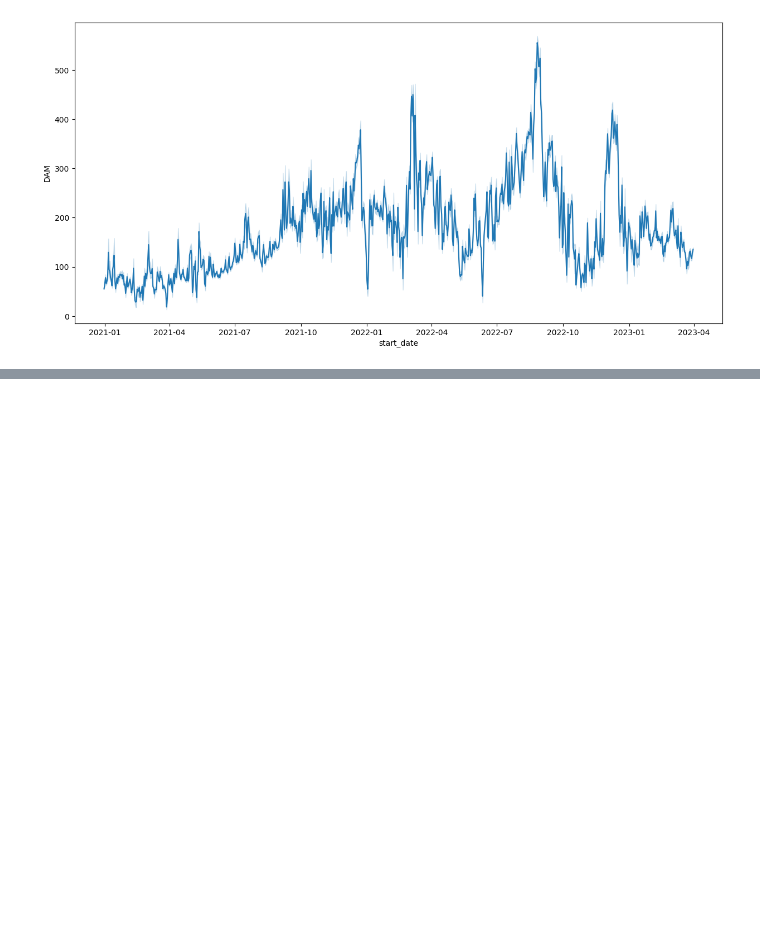
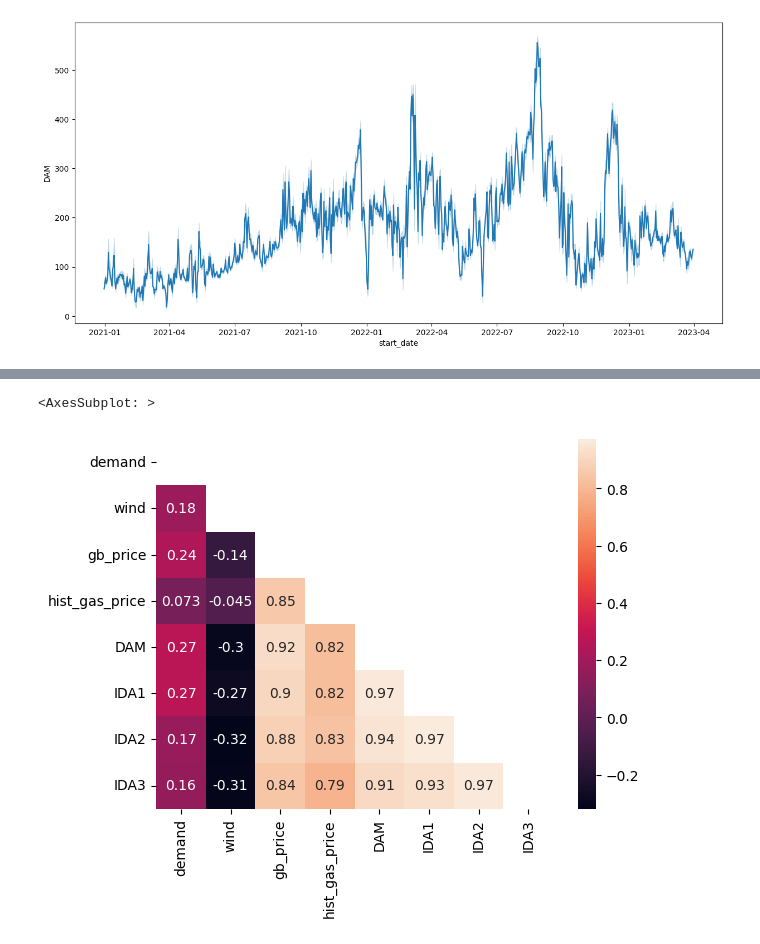
Before and after one commit to varunthefalcon/QUB_Energia_2, a Jupyter notebook: Analython 3.ipynb, the cells around one changed output, grey strips where cells are left out. Saved outputs shown, nothing was run; the diff lists cells and outputs as text; code cells hidden in the pictures; blank space fills up the shorter version.

```diff
--- a/Analython 3.ipynb
+++ b/Analython 3.ipynb
@@ -131,14 +139,21 @@ wind_demand
 # %%
-# if 'Unnamed: 0' in actual_wind_demand.columns:
-#     actual_wind_demand = actual_wind_demand.drop(columns=['Unnamed: 0'])
+if 'Unnamed: 0' in actual_wind_demand.columns:
+    actual_wind_demand = actual_wind_demand.drop(columns=['Unnamed: 0'])
 
-# actual_wind_demand = actual_wind_demand.rename(columns= {'Start Date': 'start_date','Trade Date': 'trade_date', 'Start Time 30 Minute Period': 'start_time','Actual Wind (MW)': 'wind'})
+actual_wind_demand = actual_wind_demand.rename(columns= {'Start Date': 'start_date','Trade Date': 'trade_date', 'Start Time 30 Minute Period': 'start_time','Actual Wind (MW)': 'wind'})
 
-# actual_wind_demand['year'] = actual_wind_demand['start_date'].apply(getYear)
-# actual_wind_demand = convert_dtypes(actual_wind_demand, ['trade_date', 'start_date'], 'date')
-# actual_wind_demand['start_time_cat'] = actual_wind_demand['start_time'].apply(get_time_slots_cat)
-# actual_wind_demand['start_date_time'] = actual_wind_demand['start_date'].astype(str) + ' ' + actual_wind_demand['start_time']
-actual_wind_demand=actual_wind_demand[actual_wind_demand['wind'] > 0]
+actual_wind_demand['year'] = actual_wind_demand['start_date'].apply(getYear)
+actual_wind_demand = convert_dtypes(actual_wind_demand, ['trade_date', 'start_date'], 'date')
+actual_wind_demand['start_time_cat'] = actual_wind_demand['start_time'].apply(get_time_slots_cat)
+actual_wind_demand['start_date_time'] = actual_wind_demand['start_date'].astype(str) + ' ' + actual_wind_demand['start_time']
+
+
+temp_actual_wind_demand = actual_wind_demand.copy()
+temp_actual_wind_demand['rolling_wind'] = actual_wind_demand['wind'].rolling(30).mean()
+
+indexes = actual_wind_demand[actual_wind_demand['wind'] < 0].index.to_list()
+actual_wind_demand.loc[indexes, 'wind'] = temp_actual_wind_demand.loc[indexes, 'rolling_wind'].values
+
 
 actual_wind_demand
 # %% [output]
@@ -503,0 +344,8 @@ Accuracy score: 0.42909143855562026
+# %%
+corr_matrix = final_df[['demand','wind','gb_price','hist_gas_price', 'DAM', 'IDA1', 'IDA2', 'IDA3']].corr()
+
+# Plot the correlation matrix using Seaborn heatmap
+sns.heatmap(corr_matrix, annot=True, mask=np.triu(np.ones_like(corr_matrix.corr())))
+# %% [output]
+<AxesSubplot: >
+[figure, added]
```
Also changed, not shown: parts of 48 cells of this notebook, 2 other files.
